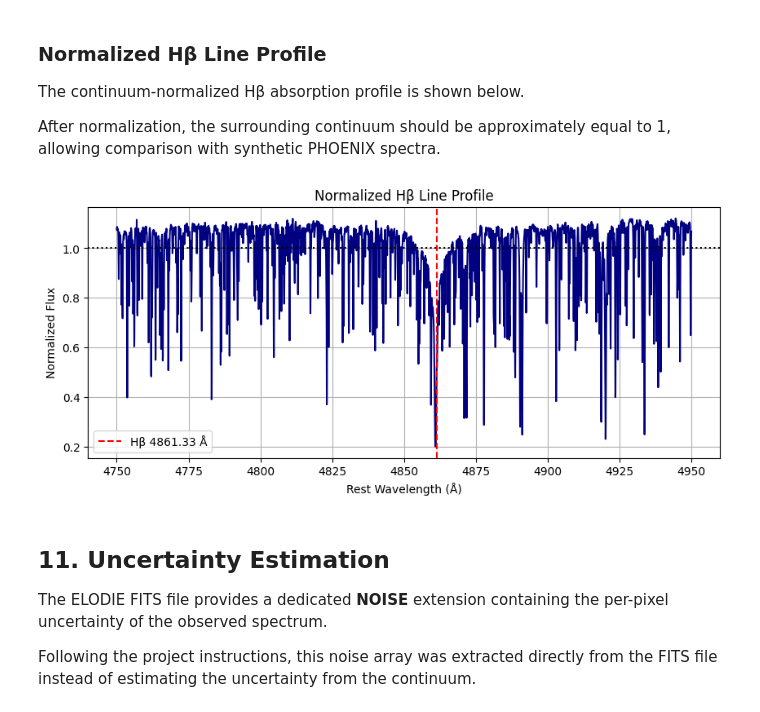
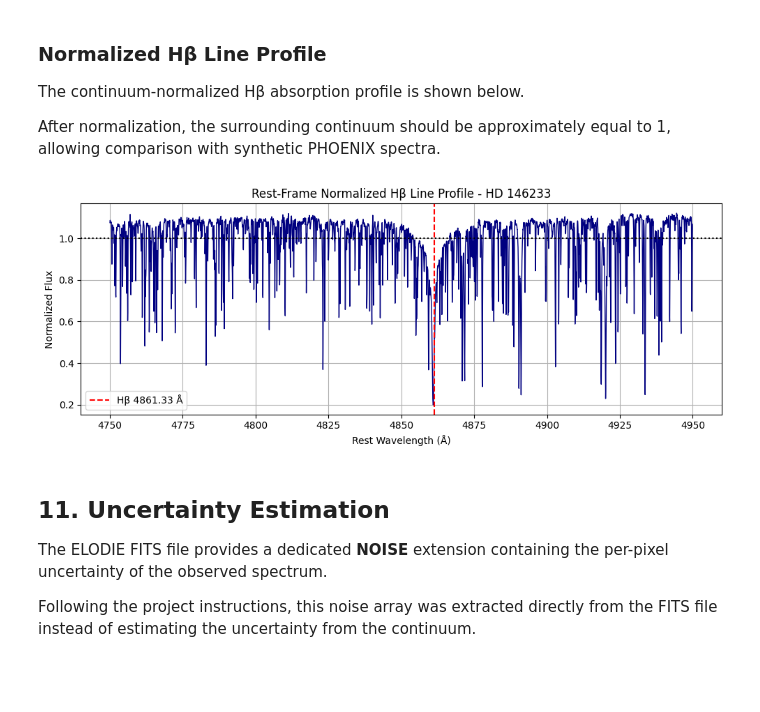
Before and after one commit to fardinabdullah/AST402_MidTerm_Project, a Jupyter notebook: notebooks/02.observed-spectrum-acquisition.ipynb, the cells around one changed output. Cells and saved outputs as stored; diff of their text form; code cells hidden in the pictures; blank space fills up the shorter version.

```diff
--- a/notebooks/02.observed-spectrum-acquisition.ipynb
+++ b/notebooks/02.observed-spectrum-acquisition.ipynb
@@ -645,32 +700,47 @@ allowing comparison with synthetic PHOENIX spectra.
 # %%
 plt.figure(figsize=(10,4))
 
-plt.plot(wave, flux_normalized, color="navy")
+plt.plot(
+    wave,
+    flux_normalized,
+    color="navy",
+    linewidth=1
+)
 
 plt.axvline(
     4861.33,
     color="red",
     linestyle="--",
     label="Hβ 4861.33 Å"
 )
 
 plt.axhline(
     1.0,
     color="black",
     linestyle=":"
 )
 
 plt.xlabel("Rest Wavelength (Å)")
 plt.ylabel("Normalized Flux")
 
-plt.title("Normalized Hβ Line Profile")
+plt.title(
+    "Rest-Frame Normalized Hβ Line Profile - HD 146233"
+)
 
 plt.grid(True)
 plt.legend()
 
+plt.tight_layout()
+
+plt.savefig(
+    "../plots/report_figures/normalised_hbeta_rest_frame.png",
+    dpi=300,
+    bbox_inches="tight"
+)
+
 plt.show()
 # %% [output]
-[figure, old version]
+[figure, new version]
 # %% [markdown]
 ## 11. Uncertainty Estimation
 
```
Also changed, not shown: parts of 13 cells of this notebook, 45 other files.
